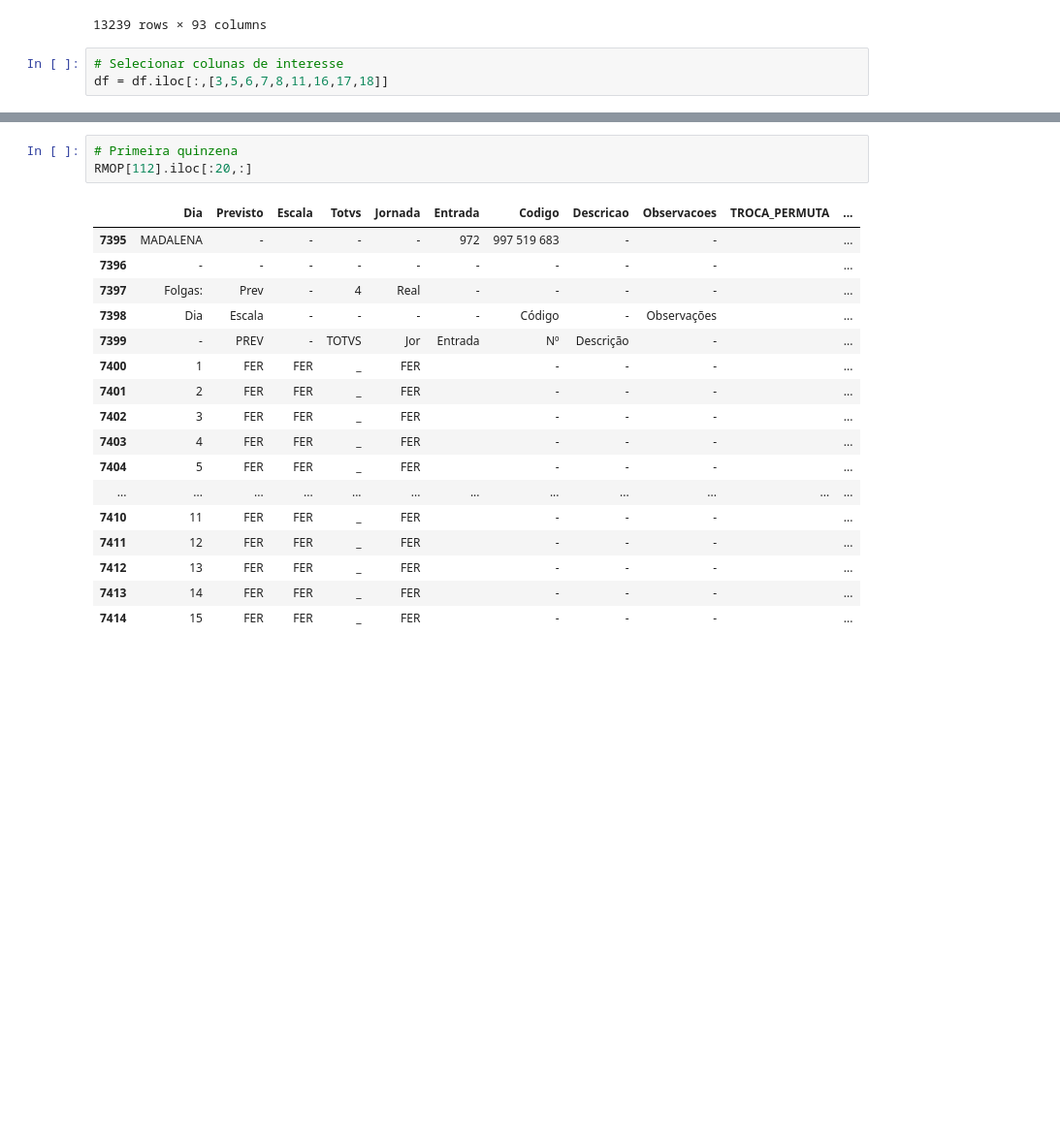
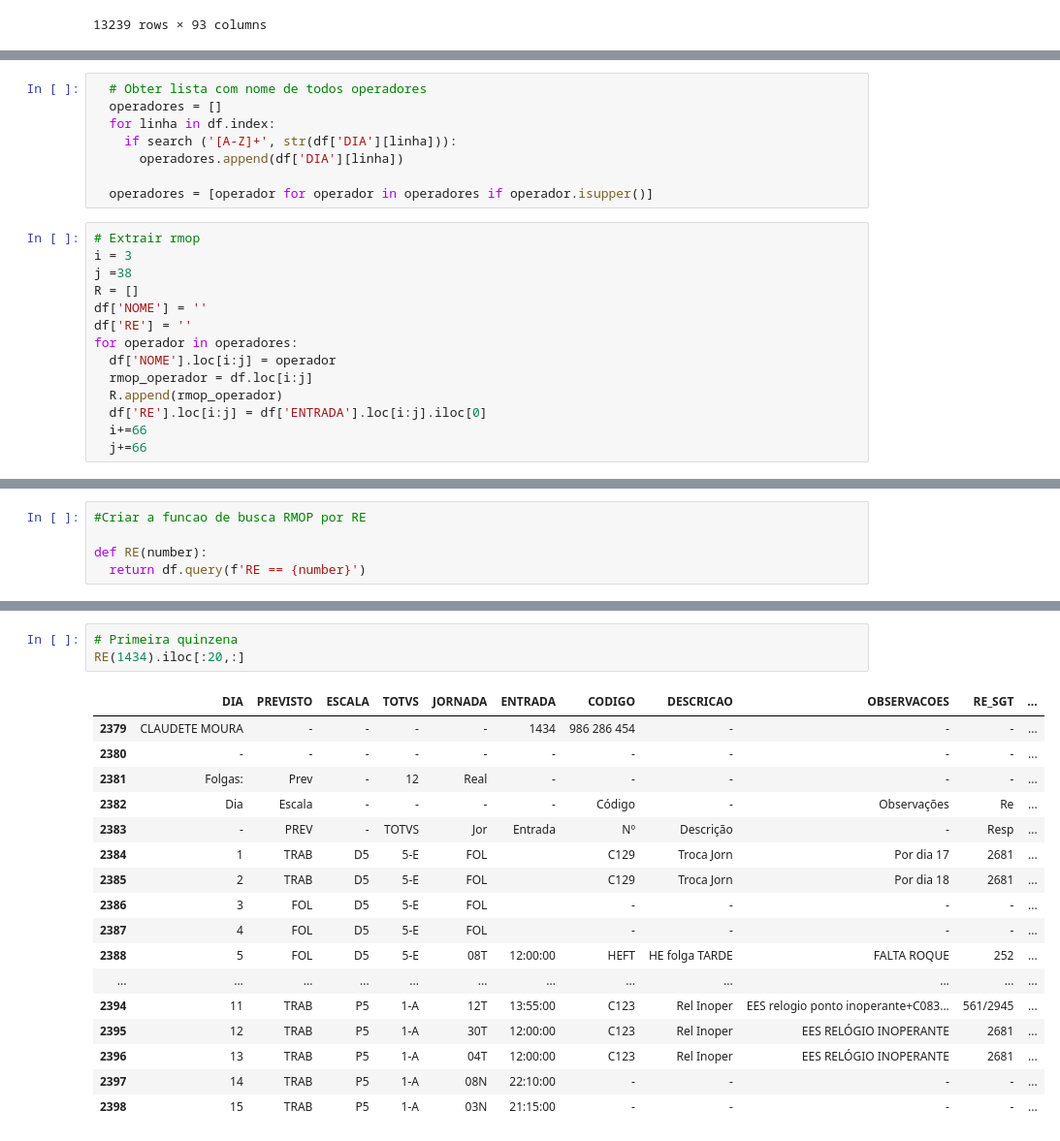
Before and after one commit to solanods/pandas, a Jupyter notebook: ponto_segunda_quinzena.ipynb, the cells around one changed output, grey strips where cells are left out. Shown: that part at 97% size. Drawn from its saved outputs; the diff is of its cells as text; blank space fills up the shorter version.

```diff
--- a/ponto_segunda_quinzena.ipynb
+++ b/ponto_segunda_quinzena.ipynb
@@ -30,7 +32,4 @@ df
 | 13237 | B30 | CovDom20_2325 | FOL | 30 | 2022-01-30 00:00:00 | FOL | FOL | _ | ... |
 | 13238 | B31 | CovUtil12_2325 | FOL | 31 | 2022-01-31 00:00:00 | FOL | FOL | _ | ... |
 13239 rows × 93 columns
-# %%
-# Selecionar colunas de interesse
-df = df.iloc[:,[3,5,6,7,8,11,16,17,18]]
 # %%
@@ -49,0 +113,22 @@ df = df.fillna('-')
+# %%
+  # Obter lista com nome de todos operadores
+  operadores = []
+  for linha in df.index:
+    if search ('[A-Z]+', str(df['DIA'][linha])):
+      operadores.append(df['DIA'][linha])
+
+  operadores = [operador for operador in operadores if operador.isupper()]
+# %%
+# Extrair rmop
+i = 3
+j =38
+R = []
+df['NOME'] = ''
+df['RE'] = ''
+for operador in operadores:
+  df['NOME'].loc[i:j] = operador
+  rmop_operador = df.loc[i:j]
+  R.append(rmop_operador)
+  df['RE'].loc[i:j] = df['ENTRADA'].loc[i:j].iloc[0]
+  i+=66
+  j+=66
@@ -186,0 +221,5 @@ RMOP[112]
+# %%
+#Criar a funcao de busca RMOP por RE
+
+def RE(number):
+  return df.query(f'RE == {number}')
@@ -187,21 +246,21 @@ RMOP[112]
 # %%
 # Primeira quinzena
-RMOP[112].iloc[:20,:]
+RE(1434).iloc[:20,:]
 # %% [output]
-|  | Dia | Previsto | Escala | Totvs | Jornada | Entrada | Codigo | Descricao | Observacoes | TROCA_PERMUTA | ... |
-| 7395 | MADALENA | - | - | - | - | 972 | 997 519 683 | - | - |  | ... |
-| 7396 | - | - | - | - | - | - | - | - | - |  | ... |
-| 7397 | Folgas: | Prev | - | 4 | Real | - | - | - | - |  | ... |
-| 7398 | Dia | Escala | - | - | - | - | Código | - | Observações |  | ... |
-| 7399 | - | PREV | - | TOTVS | Jor | Entrada | Nº | Descrição | - |  | ... |
-| 7400 | 1 | FER | FER | _ | FER |  | - | - | - |  | ... |
-| 7401 | 2 | FER | FER | _ | FER |  | - | - | - |  | ... |
-| 7402 | 3 | FER | FER | _ | FER |  | - | - | - |  | ... |
-| 7403 | 4 | FER | FER | _ | FER |  | - | - | - |  | ... |
-| 7404 | 5 | FER | FER | _ | FER |  | - | - | - |  | ... |
+|  | DIA | PREVISTO | ESCALA | TOTVS | JORNADA | ENTRADA | CODIGO | DESCRICAO | OBSERVACOES | RE_SGT | ... |
+| 2379 | CLAUDETE MOURA | - | - | - | - | 1434 | 986 286 454 | - | - | - | ... |
+| 2380 | - | - | - | - | - | - | - | - | - | - | ... |
+| 2381 | Folgas: | Prev | - | 12 | Real | - | - | - | - | - | ... |
+| 2382 | Dia | Escala | - | - | - | - | Código | - | Observações | Re | ... |
+| 2383 | - | PREV | - | TOTVS | Jor | Entrada | Nº | Descrição | - | Resp | ... |
+| 2384 | 1 | TRAB | D5 | 5-E | FOL |  | C129 | Troca Jorn | Por dia 17 | 2681 | ... |
+| 2385 | 2 | TRAB | D5 | 5-E | FOL |  | C129 | Troca Jorn | Por dia 18 | 2681 | ... |
+| 2386 | 3 | FOL | D5 | 5-E | FOL |  | - | - | - | - | ... |
+| 2387 | 4 | FOL | D5 | 5-E | FOL |  | - | - | - | - | ... |
+| 2388 | 5 | FOL | D5 | 5-E | 08T | 12:00:00 | HEFT | HE folga TARDE | FALTA ROQUE | 252 | ... |
 | ... | ... | ... | ... | ... | ... | ... | ... | ... | ... | ... | ... |
-| 7410 | 11 | FER | FER | _ | FER |  | - | - | - |  | ... |
-| 7411 | 12 | FER | FER | _ | FER |  | - | - | - |  | ... |
-| 7412 | 13 | FER | FER | _ | FER |  | - | - | - |  | ... |
-| 7413 | 14 | FER | FER | _ | FER |  | - | - | - |  | ... |
-| 7414 | 15 | FER | FER | _ | FER |  | - | - | - |  | ... |
+| 2394 | 11 | TRAB | P5 | 1-A | 12T | 13:55:00 | C123 | Rel Inoper | EES relogio ponto inoperante+C083... | 561/2945 | ... |
+| 2395 | 12 | TRAB | P5 | 1-A | 30T | 12:00:00 | C123 | Rel Inoper | EES RELÓGIO INOPERANTE | 2681 | ... |
+| 2396 | 13 | TRAB | P5 | 1-A | 04T | 12:00:00 | C123 | Rel Inoper | EES RELÓGIO INOPERANTE | 2681 | ... |
+| 2397 | 14 | TRAB | P5 | 1-A | 08N | 22:10:00 | - | - | - | - | ... |
+| 2398 | 15 | TRAB | P5 | 1-A | 03N | 21:15:00 | - | - | - | - | ... |
```
Also changed, not shown: parts of 22 cells of this notebook.
